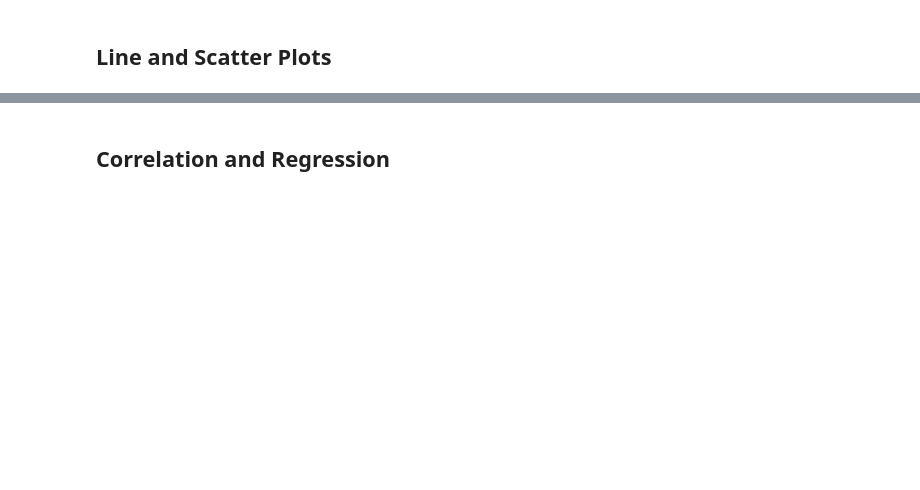
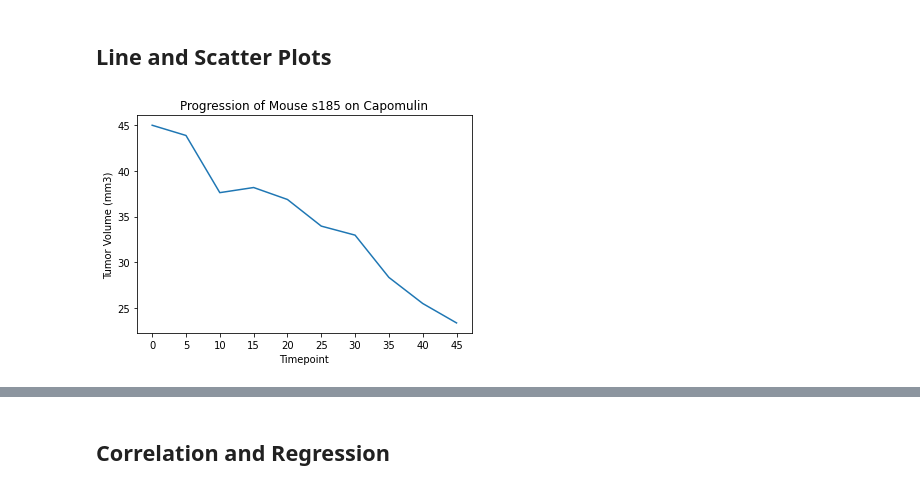
Before and after one commit to amerikonnor/matplotlib-challenge, a Jupyter notebook: pymaceuticals_starter.ipynb, the cells around one changed output, grey strips where cells are left out. Cells and saved outputs as stored; diff of their text form; code cells hidden in the pictures; blank space fills up the shorter version.

```diff
--- a/pymaceuticals_starter.ipynb
+++ b/pymaceuticals_starter.ipynb
@@ -298,0 +314,12 @@ Text(0.5, 0.98, 'Final Tumor Volume by Drug Regimen')
+# %%
+# Generate a line plot of tumor volume vs. time point for a mouse treated with Capomulin
+mouse_id = 's185'
+just_one_cap = cap.loc[cap['Mouse ID']==mouse_id]
+plt.plot(just_one_cap['Timepoint'],just_one_cap['Tumor Volume (mm3)'])
+plt.xlabel('Timepoint')
+plt.ylabel('Tumor Volume (mm3)')
+plt.xticks(ticks=just_one_cap['Timepoint'],labels=just_one_cap['Timepoint'])
+plt.title(f'Progression of Mouse {mouse_id} on Capomulin')
+plt.show()
+# %% [output]
+[figure, added]
```
Also changed, not shown: parts of 9 cells of this notebook.
